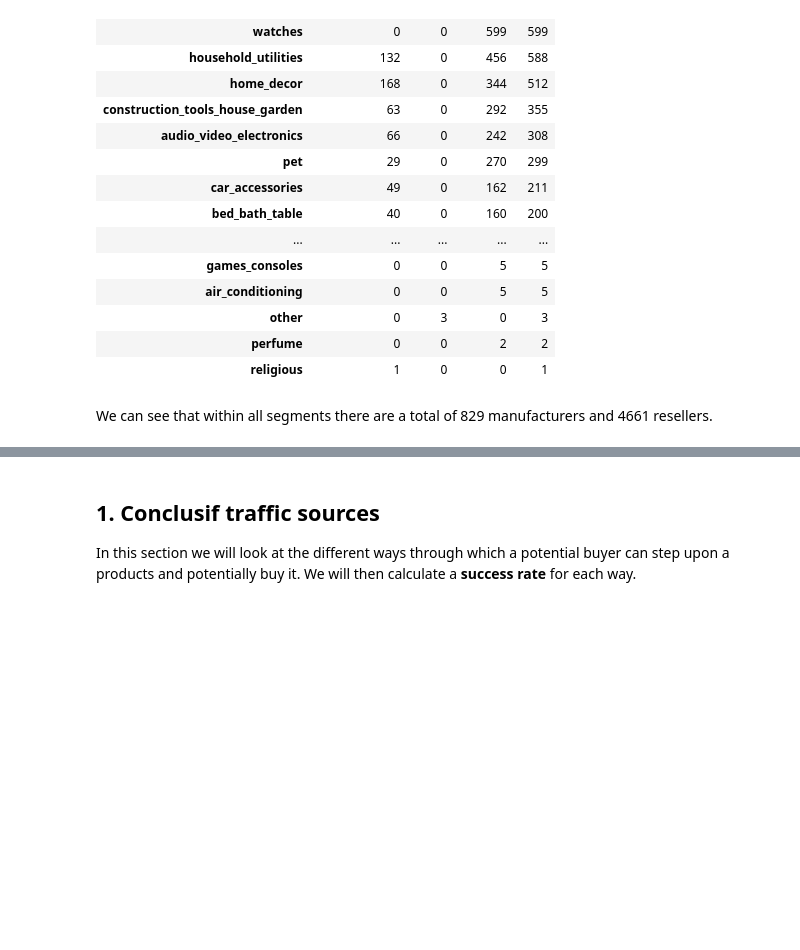
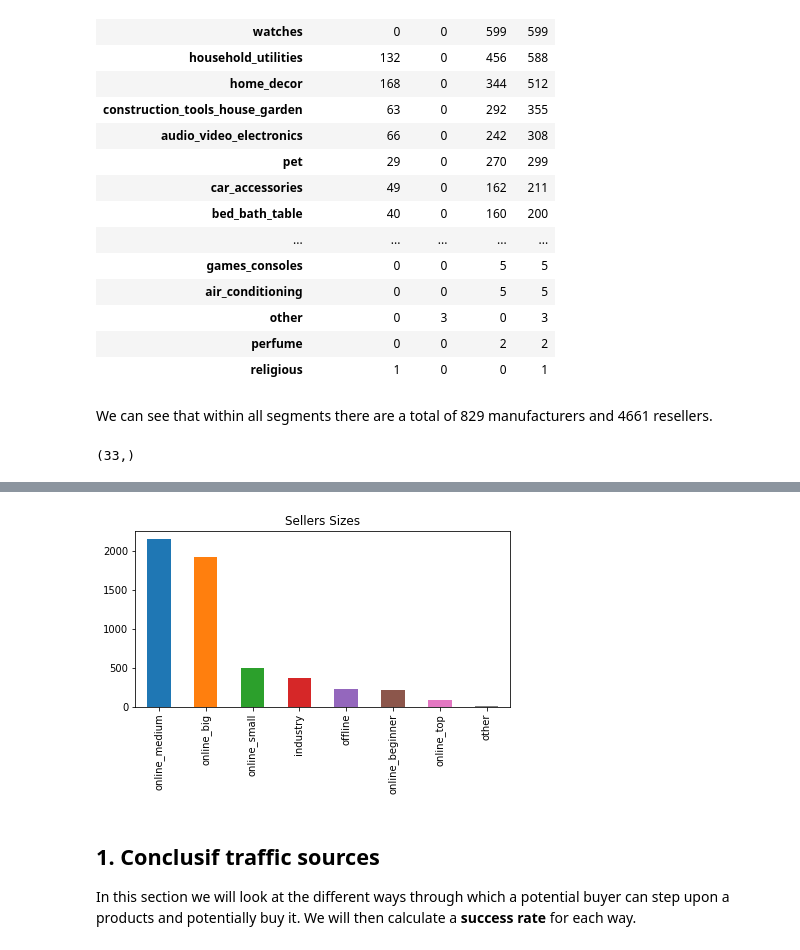
Before and after one commit to Mortiniera/brazilian-e-commerce, a Jupyter notebook: mathieu_sales.ipynb, the cells around one changed output, grey strips where cells are left out. Drawn from its saved outputs; the diff is of its cells as text; code cells hidden in the pictures; blank space fills up the shorter version.

Commit message:
sizes plot

```diff
--- a/mathieu_sales.ipynb
+++ b/mathieu_sales.ipynb
@@ -59,6 +59,10 @@ pd.crosstab(products['business_segment'], products['business_type'], margins=Tru
 | religious | 1 | 0 | 0 | 1 |
 # %% [markdown]
 We can see that within all segments there are a total of 829 manufacturers and 4661 resellers.
+# %%
+products.business_segment.dropna().unique().shape
+# %% [output]
+(33,)
 # %%
 # Contingency table based on products df.
 ProductsContTable = pd.crosstab([products['business_segment'], products['business_type']], products['lead_type'], margins=True)
@@ -82,6 +86,13 @@ ProductsContTable
 |  | reseller | 0 | 16 | 5 | 2 | 94 | 10 | ... |
 | watches | reseller | 0 | 2 | 1 | 578 | 17 | 0 | ... |
 | All |  | 357 | 215 | 218 | 1923 | 2143 | 499 | ... |
+# %%
+products.lead_type.dropna().value_counts().plot(kind='bar')
+plt.tight_layout()
+plt.title('Sellers Sizes')
+plt.savefig(fname='Seller sizes',format='eps')
+# %% [output]
+[figure, added]
 # %% [markdown]
 ## 1. Conclusif traffic sources
 In this section we will look at the different ways through which a potential buyer can step upon a products and potentially buy it. We will then calculate a **success rate** for each way.
```
Also changed, not shown: 2 other files.
